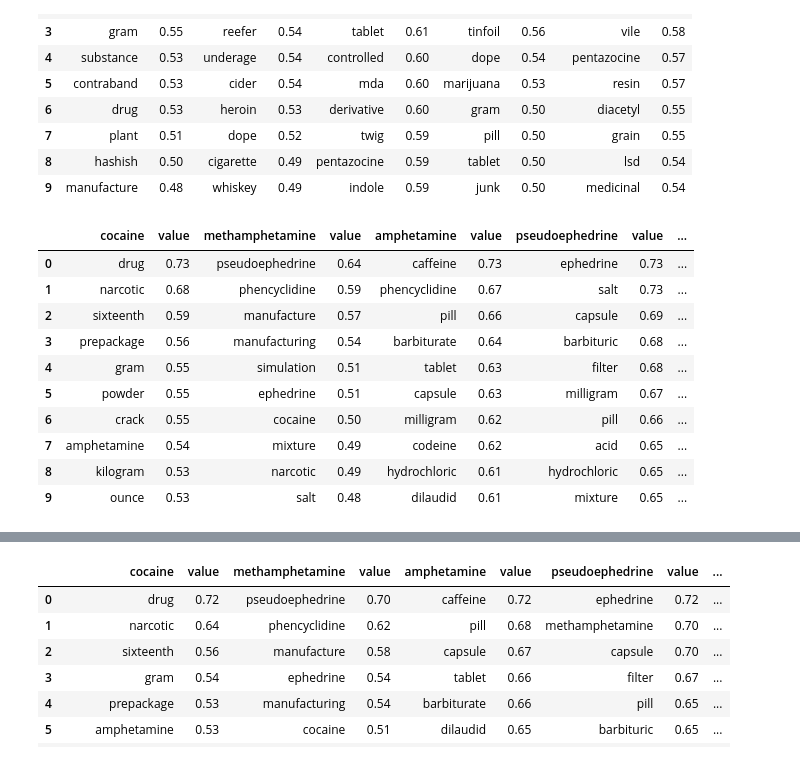
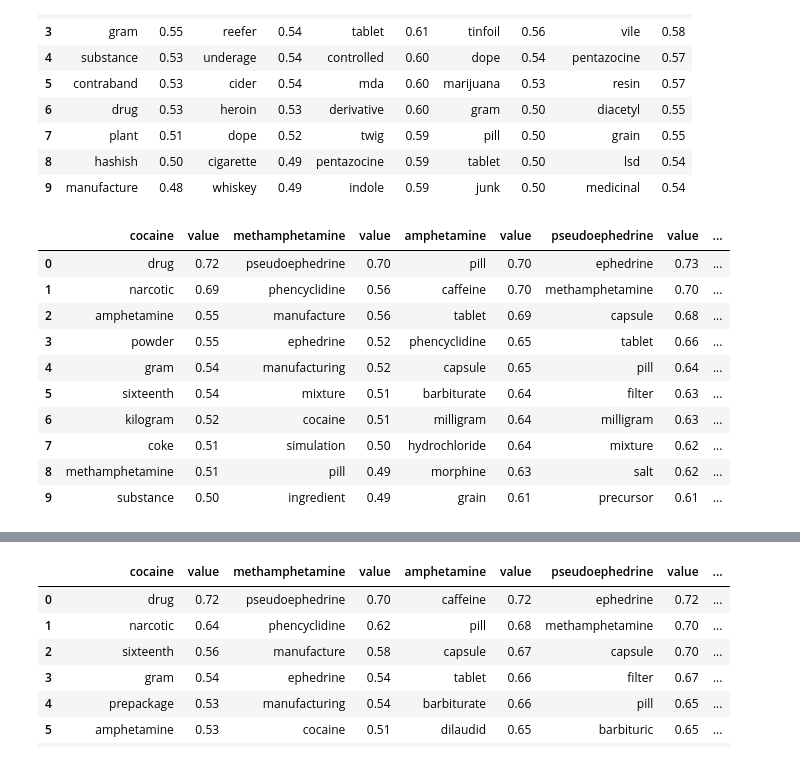
Before and after one commit to martinaviggiano/knowledge_extraction_project, a Jupyter notebook: 03_Word2Vec_ PMI.ipynb, the cells around one changed output, grey strips where cells are left out. Drawn from its saved outputs; the diff is of its cells as text; code cells hidden in the pictures.

```diff
--- a/03_Word2Vec_ PMI.ipynb
+++ b/03_Word2Vec_ PMI.ipynb
@@ -129,6 +116,10 @@ for schedule, sequence in sequences_2.items():
     models_2[schedule] = Word2Vec(sequences_2[schedule], min_count=10)
 # %% [markdown]
 ---
+# %%
+# ONLY ONE MODEL
+with open("/content/drive/MyDrive/Università/inforet_prj/models.pkl", "wb") as f:
+    pickle.dump(models, f)
 # %%
 #with open("/content/drive/MyDrive/Università/inforet_prj/models_1.pkl", "wb") as f:
 #    pickle.dump(models_1, f)
@@ -139,6 +130,10 @@ for schedule, sequence in sequences_2.items():
 ---
 # %% [markdown]
 ## **3. Relevant Terms**
+# %%
+# ONLY ONE MODEL
+with open("/content/drive/MyDrive/Università/inforet_prj/models.pkl", "rb") as f:
+  models = pickle.load(f)
 # %%
 with open("/content/drive/MyDrive/Università/inforet_prj/models_1.pkl", "rb") as f:
   models_1 = pickle.load(f)
@@ -265,28 +278,28 @@ terms_narco_1
 | 9 | manufacture | 0.48 | whiskey | 0.49 | indole | 0.59 | junk | 0.50 | medicinal | 0.54 |
 # %%
 # ONLY ONE MODEL
-narco_2_cocaine = most_similar_list_value(models, 'cocaine', 15)
-narco_2_methamphetamine = most_similar_list_value(models, 'methamphetamine', 15)
-narco_2_amphetamine = most_similar_list_value(models, 'amphetamine', 15)
-narco_2_pseudoephedrine = most_similar_list_value(models, 'pseudoephedrine', 15)
-narco_2_phencyclidine = most_similar_list_value(models, 'phencyclidine', 15)
+narco_2_cocaine = most_similar_list_value(models, 'cocaine', 10)
+narco_2_methamphetamine = most_similar_list_value(models, 'methamphetamine', 10)
+narco_2_amphetamine = most_similar_list_value(models, 'amphetamine', 10)
+narco_2_pseudoephedrine = most_similar_list_value(models, 'pseudoephedrine', 10)
+narco_2_phencyclidine = most_similar_list_value(models, 'phencyclidine', 10)
 
 terms_narco_2 = pd.concat([pd.DataFrame(narco_2_cocaine, columns=['cocaine', 'value']),
                            pd.DataFrame(narco_2_methamphetamine, columns=['methamphetamine', 'value']),
                            pd.DataFrame(narco_2_amphetamine, columns=['amphetamine', 'value']),
                            pd.DataFrame(narco_2_pseudoephedrine, columns=['pseudoephedrine', 'value']),
                            pd.DataFrame(narco_2_phencyclidine, columns=['phencyclidine', 'value'])],
                           axis=1)
 terms_narco_2
 # %% [output]
 |  | cocaine | value | methamphetamine | value | amphetamine | value | pseudoephedrine | value | ... |
-| 0 | drug | 0.73 | pseudoephedrine | 0.64 | caffeine | 0.73 | ephedrine | 0.73 | ... |
-| 1 | narcotic | 0.68 | phencyclidine | 0.59 | phencyclidine | 0.67 | salt | 0.73 | ... |
-| 2 | sixteenth | 0.59 | manufacture | 0.57 | pill | 0.66 | capsule | 0.69 | ... |
-| 3 | prepackage | 0.56 | manufacturing | 0.54 | barbiturate | 0.64 | barbituric | 0.68 | ... |
-| 4 | gram | 0.55 | simulation | 0.51 | tablet | 0.63 | filter | 0.68 | ... |
-| 5 | powder | 0.55 | ephedrine | 0.51 | capsule | 0.63 | milligram | 0.67 | ... |
-| 6 | crack | 0.55 | cocaine | 0.50 | milligram | 0.62 | pill | 0.66 | ... |
-| 7 | amphetamine | 0.54 | mixture | 0.49 | codeine | 0.62 | acid | 0.65 | ... |
-| 8 | kilogram | 0.53 | narcotic | 0.49 | hydrochloric | 0.61 | hydrochloric | 0.65 | ... |
-| 9 | ounce | 0.53 | salt | 0.48 | dilaudid | 0.61 | mixture | 0.65 | ... |
+| 0 | drug | 0.72 | pseudoephedrine | 0.70 | pill | 0.70 | ephedrine | 0.73 | ... |
+| 1 | narcotic | 0.69 | phencyclidine | 0.56 | caffeine | 0.70 | methamphetamine | 0.70 | ... |
+| 2 | amphetamine | 0.55 | manufacture | 0.56 | tablet | 0.69 | capsule | 0.68 | ... |
+| 3 | powder | 0.55 | ephedrine | 0.52 | phencyclidine | 0.65 | tablet | 0.66 | ... |
+| 4 | gram | 0.54 | manufacturing | 0.52 | capsule | 0.65 | pill | 0.64 | ... |
+| 5 | sixteenth | 0.54 | mixture | 0.51 | barbiturate | 0.64 | filter | 0.63 | ... |
+| 6 | kilogram | 0.52 | cocaine | 0.51 | milligram | 0.64 | milligram | 0.63 | ... |
+| 7 | coke | 0.51 | simulation | 0.50 | hydrochloride | 0.64 | mixture | 0.62 | ... |
+| 8 | methamphetamine | 0.51 | pill | 0.49 | morphine | 0.63 | salt | 0.62 | ... |
+| 9 | substance | 0.50 | ingredient | 0.49 | grain | 0.61 | precursor | 0.61 | ... |
```
Also changed, not shown: parts of 91 cells of this notebook, 2 other files.
